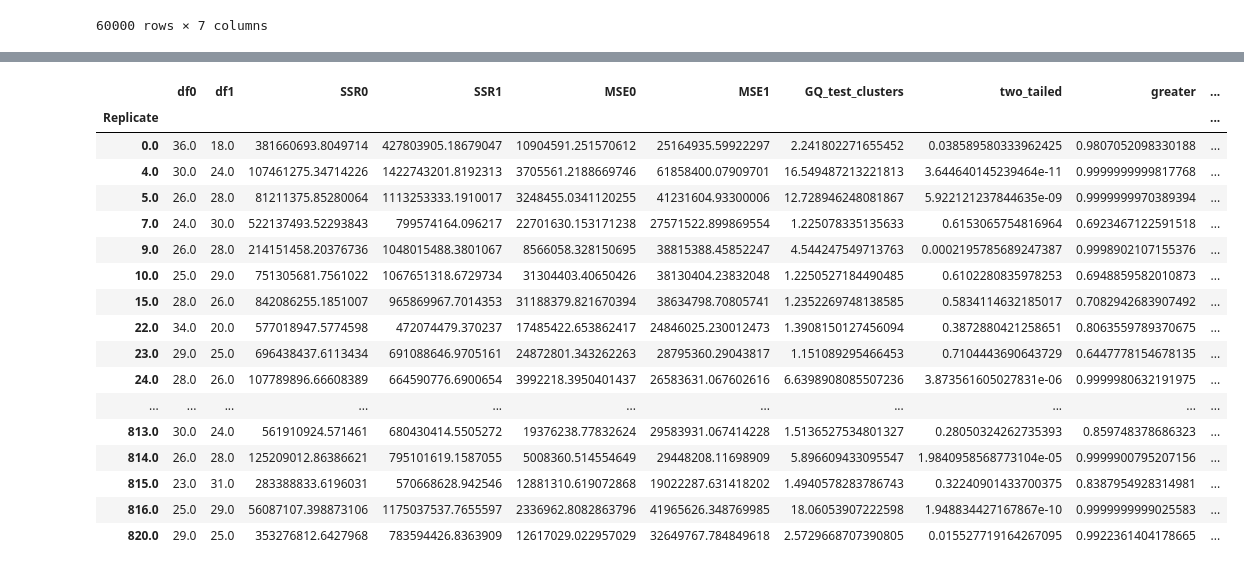
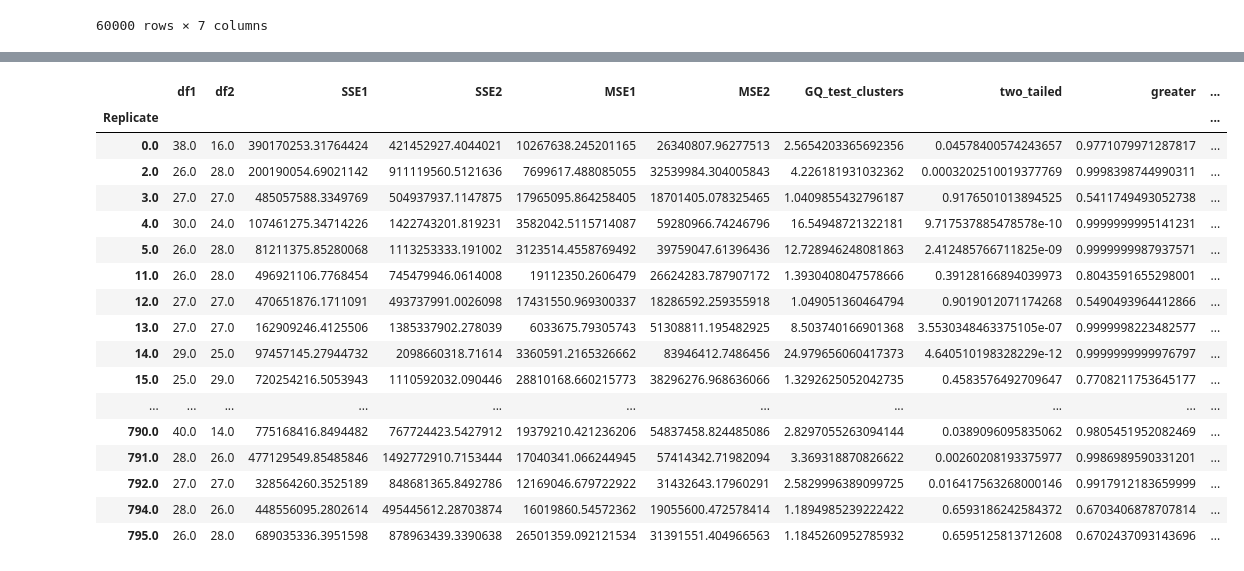
Before and after one commit to iam-fern/Generate_multiplication, a Jupyter notebook: GQtest_cluster_data_multi_delta_(4)_n60_01.ipynb, the cells around one changed output, grey strips where cells are left out. Saved outputs shown, nothing was run; the diff lists cells and outputs as text; code cells hidden in the pictures.

```diff
--- a/GQtest_cluster_data_multi_delta_(4)_n60_01.ipynb
+++ b/GQtest_cluster_data_multi_delta_(4)_n60_01.ipynb
@@ -217,38 +249,38 @@ for run_replicate in list_replicate:
 # %%
 # สร้างตารางผลลัพธ์
 alpha = 0.01
 pd.set_option('display.max_rows', 1000)
 pd.set_option('display.max_columns', 1000)
 pd.set_option('display.width', 1000)
-result=pd.DataFrame({"Replicate":list_replicate, "df0":list_df0, "df1":list_df1, "SSR0":list_SSR0,
-                     "SSR1":list_SSR1, "MSE0":list_MSE0, "MSE1":list_MSE1,
-                     "GQ_test_clusters":list_GQ_test_clusters, "two_tailed":list_two_tailed, "greater":list_p_greater})
+result=pd.DataFrame({"Replicate":list_replicate, "df1":list_df1, "df2":list_df2, "SSE1":list_SSE1,
+                     "SSE2":list_SSE2, "MSE1":list_MSE1, "MSE2":list_MSE2,
+                     "GQ_test_clusters":list_GQ_test_clusters, "two_tailed":list_two_tailed, "greater":list_p_greater, "less":list_p_less})
 result.set_index(['Replicate'], inplace=True)
-result=result[(result["two_tailed"]<=1) & (result["greater"]<=1)]
+result=result[(result["two_tailed"]<=1) & (result["greater"]<=1) & (result["less"]<=1)]
 result["Result_test"]=result["two_tailed"].apply(lambda p_value: 'Reject001=0 : Heteroscedasticity'
-                                                                  if p_value < alpha else 'Reject001=1 : Homoscedasticity')
+                                                 if p_value < alpha else 'Reject001=1 : Homoscedasticity')
 #two_tailed_new_show=two_tailed_new.drop(columns="greater")
 
 result.astype(str)
 # %% [output]
-|  | df0 | df1 | SSR0 | SSR1 | MSE0 | MSE1 | GQ_test_clusters | two_tailed | greater | ... |
+|  | df1 | df2 | SSE1 | SSE2 | MSE1 | MSE2 | GQ_test_clusters | two_tailed | greater | ... |
 | Replicate |  |  |  |  |  |  |  |  |  | ... |
-| 0.0 | 36.0 | 18.0 | 381660693.8049714 | 427803905.18679047 | 10904591.251570612 | 25164935.59922297 | 2.241802271655452 | 0.038589580333962425 | 0.9807052098330188 | ... |
-| 4.0 | 30.0 | 24.0 | 107461275.34714226 | 1422743201.8192313 | 3705561.2188669746 | 61858400.07909701 | 16.549487213221813 | 3.644640145239464e-11 | 0.9999999999817768 | ... |
-| 5.0 | 26.0 | 28.0 | 81211375.85280064 | 1113253333.1910017 | 3248455.0341120255 | 41231604.93300006 | 12.728946248081867 | 5.922121237844635e-09 | 0.9999999970389394 | ... |
-| 7.0 | 24.0 | 30.0 | 522137493.52293843 | 799574164.096217 | 22701630.153171238 | 27571522.899869554 | 1.225078335135633 | 0.6153065754816964 | 0.6923467122591518 | ... |
-| 9.0 | 26.0 | 28.0 | 214151458.20376736 | 1048015488.3801067 | 8566058.328150695 | 38815388.45852247 | 4.544247549713763 | 0.0002195785689247387 | 0.9998902107155376 | ... |
-| 10.0 | 25.0 | 29.0 | 751305681.7561022 | 1067651318.6729734 | 31304403.40650426 | 38130404.23832048 | 1.2250527184490485 | 0.6102280835978253 | 0.6948859582010873 | ... |
-| 15.0 | 28.0 | 26.0 | 842086255.1851007 | 965869967.7014353 | 31188379.821670394 | 38634798.70805741 | 1.2352269748138585 | 0.5834114632185017 | 0.7082942683907492 | ... |
-| 22.0 | 34.0 | 20.0 | 577018947.5774598 | 472074479.370237 | 17485422.653862417 | 24846025.230012473 | 1.3908150127456094 | 0.3872880421258651 | 0.8063559789370675 | ... |
-| 23.0 | 29.0 | 25.0 | 696438437.6113434 | 691088646.9705161 | 24872801.343262263 | 28795360.29043817 | 1.151089295466453 | 0.7104443690643729 | 0.6447778154678135 | ... |
-| 24.0 | 28.0 | 26.0 | 107789896.66608389 | 664590776.6900654 | 3992218.3950401437 | 26583631.067602616 | 6.6398908085507236 | 3.873561605027831e-06 | 0.9999980632191975 | ... |
+| 0.0 | 38.0 | 16.0 | 390170253.31764424 | 421452927.4044021 | 10267638.245201165 | 26340807.96277513 | 2.5654203365692356 | 0.04578400574243657 | 0.9771079971287817 | ... |
+| 2.0 | 26.0 | 28.0 | 200190054.69021142 | 911119560.5121636 | 7699617.488085055 | 32539984.304005843 | 4.226181931032362 | 0.0003202510019377769 | 0.9998398744990311 | ... |
+| 3.0 | 27.0 | 27.0 | 485057588.3349769 | 504937937.1147875 | 17965095.864258405 | 18701405.078325465 | 1.0409855432796187 | 0.9176501013894525 | 0.5411749493052738 | ... |
+| 4.0 | 30.0 | 24.0 | 107461275.34714226 | 1422743201.819231 | 3582042.5115714087 | 59280966.74246796 | 16.54948721322181 | 9.717537885478578e-10 | 0.9999999995141231 | ... |
+| 5.0 | 26.0 | 28.0 | 81211375.85280068 | 1113253333.191002 | 3123514.4558769492 | 39759047.61396436 | 12.728946248081863 | 2.412485766711825e-09 | 0.9999999987937571 | ... |
+| 11.0 | 26.0 | 28.0 | 496921106.7768454 | 745479946.0614008 | 19112350.2606479 | 26624283.787907172 | 1.3930408047578666 | 0.39128166894039973 | 0.8043591655298001 | ... |
+| 12.0 | 27.0 | 27.0 | 470651876.1711091 | 493737991.0026098 | 17431550.969300337 | 18286592.259355918 | 1.049051360464794 | 0.9019012071174268 | 0.5490493964412866 | ... |
+| 13.0 | 27.0 | 27.0 | 162909246.4125506 | 1385337902.278039 | 6033675.79305743 | 51308811.195482925 | 8.503740166901368 | 3.5530348463375105e-07 | 0.9999998223482577 | ... |
+| 14.0 | 29.0 | 25.0 | 97457145.27944732 | 2098660318.71614 | 3360591.2165326662 | 83946412.7486456 | 24.979656060417373 | 4.640510198328229e-12 | 0.9999999999976797 | ... |
+| 15.0 | 25.0 | 29.0 | 720254216.5053943 | 1110592032.090446 | 28810168.660215773 | 38296276.968636066 | 1.3292625052042735 | 0.4583576492709647 | 0.7708211753645177 | ... |
 | ... | ... | ... | ... | ... | ... | ... | ... | ... | ... | ... |
-| 813.0 | 30.0 | 24.0 | 561910924.571461 | 680430414.5505272 | 19376238.77832624 | 29583931.067414228 | 1.5136527534801327 | 0.28050324262735393 | 0.859748378686323 | ... |
-| 814.0 | 26.0 | 28.0 | 125209012.86386621 | 795101619.1587055 | 5008360.514554649 | 29448208.11698909 | 5.896609433095547 | 1.9840958568773104e-05 | 0.9999900795207156 | ... |
-| 815.0 | 23.0 | 31.0 | 283388833.6196031 | 570668628.942546 | 12881310.619072868 | 19022287.631418202 | 1.4940578283786743 | 0.32240901433700375 | 0.8387954928314981 | ... |
-| 816.0 | 25.0 | 29.0 | 56087107.398873106 | 1175037537.7655597 | 2336962.8082863796 | 41965626.348769985 | 18.06053907222598 | 1.948834427167867e-10 | 0.9999999999025583 | ... |
-| 820.0 | 29.0 | 25.0 | 353276812.6427968 | 783594426.8363909 | 12617029.022957029 | 32649767.784849618 | 2.5729668707390805 | 0.015527719164267095 | 0.9922361404178665 | ... |
+| 790.0 | 40.0 | 14.0 | 775168416.8494482 | 767724423.5427912 | 19379210.421236206 | 54837458.824485086 | 2.8297055263094144 | 0.0389096095835062 | 0.9805451952082469 | ... |
+| 791.0 | 28.0 | 26.0 | 477129549.85485846 | 1492772910.7153444 | 17040341.066244945 | 57414342.71982094 | 3.369318870826622 | 0.00260208193375977 | 0.9986989590331201 | ... |
+| 792.0 | 27.0 | 27.0 | 328564260.3525189 | 848681365.8492786 | 12169046.679722922 | 31432643.17960291 | 2.5829996389099725 | 0.016417563268000146 | 0.9917912183659999 | ... |
+| 794.0 | 28.0 | 26.0 | 448556095.2802614 | 495445612.28703874 | 16019860.54572362 | 19055600.472578414 | 1.1894985239222422 | 0.6593186242584372 | 0.6703406878707814 | ... |
+| 795.0 | 26.0 | 28.0 | 689035336.3951598 | 878963439.3390638 | 26501359.092121534 | 31391551.404966563 | 1.1845260952785932 | 0.6595125813712608 | 0.6702437093143696 | ... |
 # %%
 # สร้างตารางผลลัพธ์
 alpha = 0.01
```
Also changed, not shown: parts of 5 cells of this notebook.
